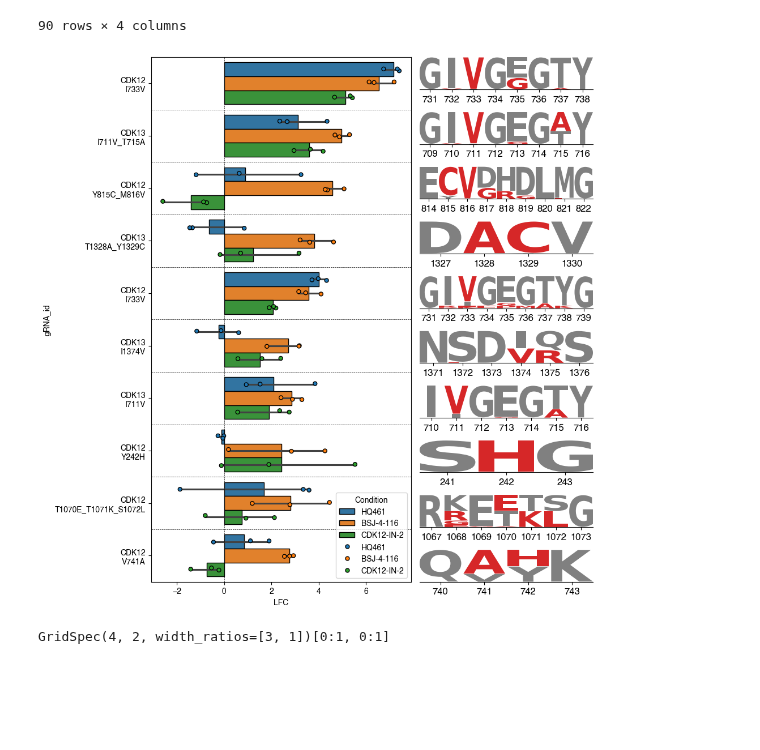
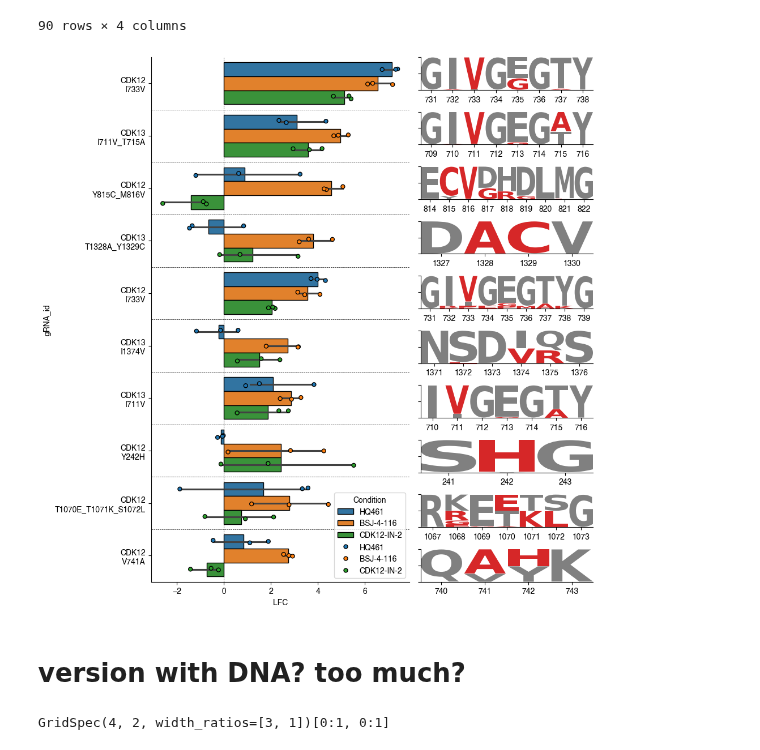
Before and after one commit to samgould2/CDK-BE-mutagenesis, a Jupyter notebook: notebooks/09_analysis_and_viz/logo_plots.ipynb, the cells around one changed output. Saved outputs shown, nothing was run; the diff lists cells and outputs as text; code cells hidden in the pictures; blank space fills up the shorter version.

```diff
--- a/notebooks/09_analysis_and_viz/logo_plots.ipynb
+++ b/notebooks/09_analysis_and_viz/logo_plots.ipynb
@@ -157,12 +157,12 @@ def logo_plotter(gRNA_id, logo_df, ABE1, d4, min_perc):
 
     ss_logo.ax.set_title(f'{s2}', fontsize=14)
 # %%
-merge = SAV_CBE2
-gRNA_id = 'gRNA_CDK12_targ_3351'
+merge = SAV_CBE1
+gRNA_id = 'gRNA_CDK7_targ_74'
 context_size=3
 min_perc = 2
 
 logo_df, min_cod, max_cod, d4, sequence = logo_df_maker(merge, gRNA_id, context_size, min_perc)
 
-logo_plotter(gRNA_id, logo_df, CBE2, d4, min_perc=5)
+logo_plotter(gRNA_id, logo_df, CBE1, d4, min_perc=2)
 # %% [output]
@@ -284,45 +286,47 @@ for i, val in enumerate(guides):
     ax1 = plt.subplot(gs[i,1])
 
     ss_logo = logomaker.Logo(logo_df, vpad = .02, ax=ax1)
-    ss_logo.style_xticks(anchor=0, spacing=1, rotation=0, fontsize=12)
-    ss_logo.ax.set_yticks([])
-    #ss_logo.ax.set_yticklabels([0,25, 50, 75,100], fontsize=12);
+    ss_logo.style_xticks(anchor=0, spacing=1, rotation=0, fontsize=10)
+    ss_logo.ax.set_yticks([0,50,100])
+    ss_logo.ax.set_yticklabels([], fontsize=10);
     #ss_logo.ax.set_xlabel('Amino Acid', fontsize=14)
     #ss_logo.ax.set_ylabel('Probability', fontsize=14)
 
     ss_logo.ax.get_xticks()
 
     d_nonzero = d4[d4['%Reads']>0]
 
 
     for i, val in d_nonzero.iterrows():
         alt = val['alt']
         loc = val['codon']
         pp = val['%Reads']
         ss_logo.style_single_glyph(c=alt, p=loc, color='tab:red')
 
-    ss_logo.style_spines(spines=['left', 'right', 'top'], visible=False)
+    ss_logo.style_spines(spines=['right', 'top'], visible=False)
 
     subset2 = ABE2[(ABE2['gRNA_id']==gRNA_id) & (ABE2['HGVSp']!='WT') & (ABE2['%Reads']>=min_perc)]
 
 
     g = merge.loc[merge['gRNA_id']==gRNA_id, 'Gene'].values[0]
     hg = list(subset2['HGVSp'])[0]
     top_hg.append(f'{g}\n{hg}')
 
 
 
 ax0.set_yticklabels(top_hg)
 
 for i in range(num_to_plot-1):
     ax0.axhline(i+0.5, linestyle='dashed', color='black', linewidth=0.5)
 
 
 ax0.axvline(0, linestyle='dashed', color='black', linewidth=0.5)
-
+ax0.spines[['right', 'top']].set_visible(False)
 fig.tight_layout()
 # %% [output]
-[figure, old version]
+[figure, new version]
+# %% [markdown]
+# version with DNA? too much?
 # %%
 fig = plt.figure(figsize=(12, 6))
 gs = gridspec.GridSpec(4, 2, width_ratios=[3, 1])
```
Also changed, not shown: parts of 2 cells of this notebook, 2 other files.
